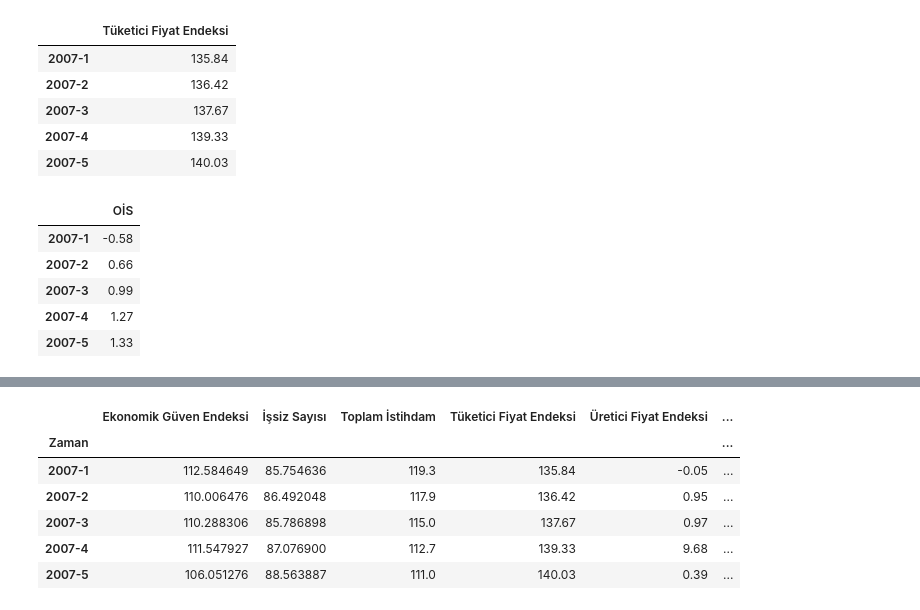
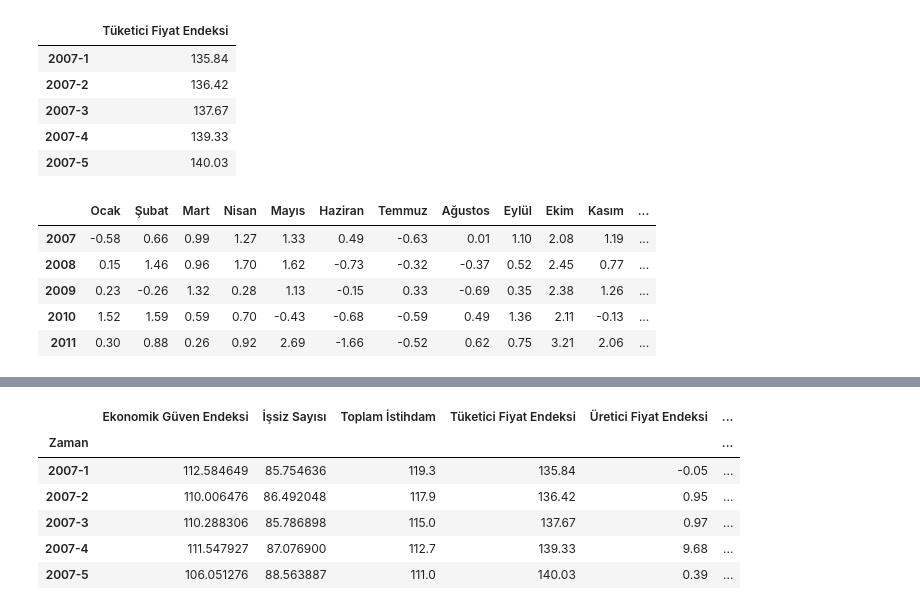
Before and after one commit to beratgumus/ConsumerConfidenceIndexEstimation, a Jupyter notebook: Proje2.ipynb, the cells around one changed output, grey strips where cells are left out. Saved outputs shown, nothing was run; the diff lists cells and outputs as text; code cells hidden in the pictures.

```diff
--- a/Proje2.ipynb
+++ b/Proje2.ipynb
@@ -85,12 +92,11 @@ tufe.head()
 | 2007-5 | 140.03 |
 # %%
 ois_init = pd.read_excel('ois.xls')
-ois = converter(ois_init,'OİS')
-ois.head()
+ois_init.head()
 # %% [output]
-|  | OİS |
-| 2007-1 | -0.58 |
-| 2007-2 | 0.66 |
-| 2007-3 | 0.99 |
-| 2007-4 | 1.27 |
-| 2007-5 | 1.33 |
+|  | Ocak | Şubat | Mart | Nisan | Mayıs | Haziran | Temmuz | Ağustos | Eylül | Ekim | Kasım | ... |
+| 2007 | -0.58 | 0.66 | 0.99 | 1.27 | 1.33 | 0.49 | -0.63 | 0.01 | 1.10 | 2.08 | 1.19 | ... |
+| 2008 | 0.15 | 1.46 | 0.96 | 1.70 | 1.62 | -0.73 | -0.32 | -0.37 | 0.52 | 2.45 | 0.77 | ... |
+| 2009 | 0.23 | -0.26 | 1.32 | 0.28 | 1.13 | -0.15 | 0.33 | -0.69 | 0.35 | 2.38 | 1.26 | ... |
+| 2010 | 1.52 | 1.59 | 0.59 | 0.70 | -0.43 | -0.68 | -0.59 | 0.49 | 1.36 | 2.11 | -0.13 | ... |
+| 2011 | 0.30 | 0.88 | 0.26 | 0.92 | 2.69 | -1.66 | -0.52 | 0.62 | 0.75 | 3.21 | 2.06 | ... |
```
Also changed, not shown: parts of 18 cells of this notebook.
